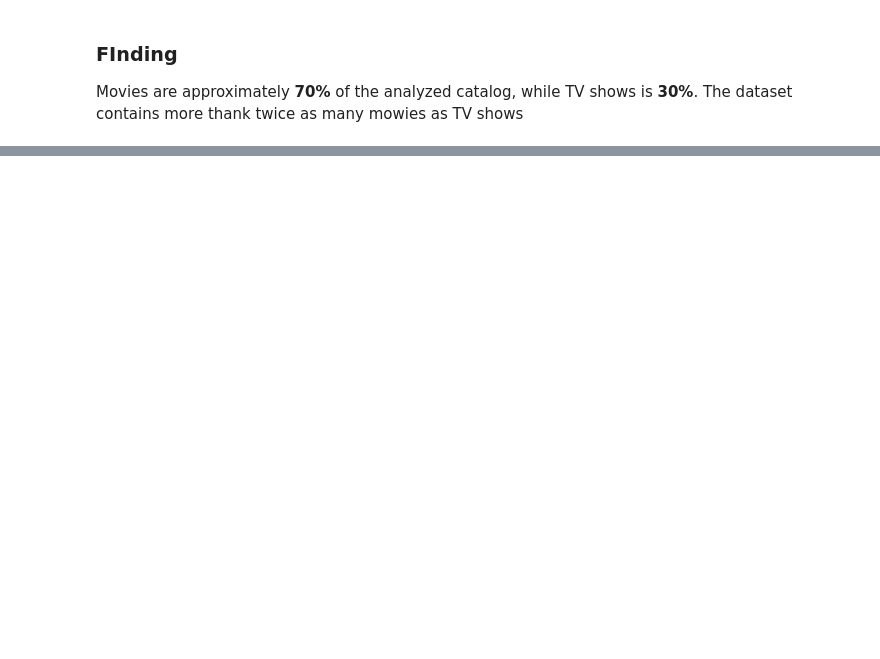
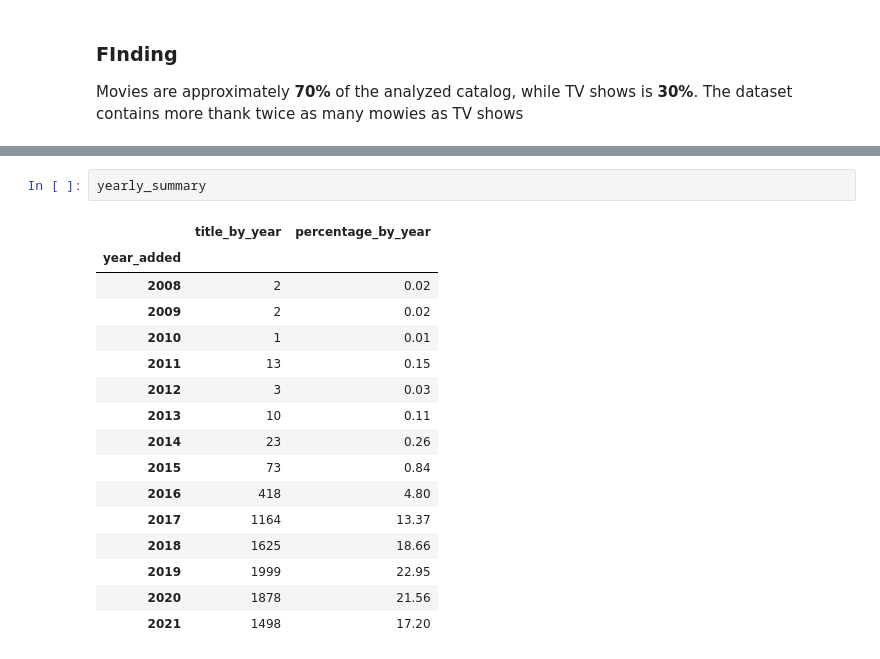
Before and after one commit to studzinskimilosz/exploratory-data-analysis, a Jupyter notebook: 01_netflix_catalog/notebook/netflix_catalogy_eda.ipynb, the cells around one changed output, grey strips where cells are left out. Drawn from its saved outputs; the diff is of its cells as text; blank space fills up the shorter version.

```diff
--- a/01_netflix_catalog/notebook/netflix_catalogy_eda.ipynb
+++ b/01_netflix_catalog/notebook/netflix_catalogy_eda.ipynb
@@ -43,0 +80,19 @@ Movies are approximately **70%** of the analyzed catalog, while TV shows is **30
+# %%
+yearly_summary
+# %% [output]
+|  | title_by_year | percentage_by_year |
+| year_added |  |  |
+| 2008 | 2 | 0.02 |
+| 2009 | 2 | 0.02 |
+| 2010 | 1 | 0.01 |
+| 2011 | 13 | 0.15 |
+| 2012 | 3 | 0.03 |
+| 2013 | 10 | 0.11 |
+| 2014 | 23 | 0.26 |
+| 2015 | 73 | 0.84 |
+| 2016 | 418 | 4.80 |
+| 2017 | 1164 | 13.37 |
+| 2018 | 1625 | 18.66 |
+| 2019 | 1999 | 22.95 |
+| 2020 | 1878 | 21.56 |
+| 2021 | 1498 | 17.20 |
```
Also changed, not shown: parts of 11 cells of this notebook.
